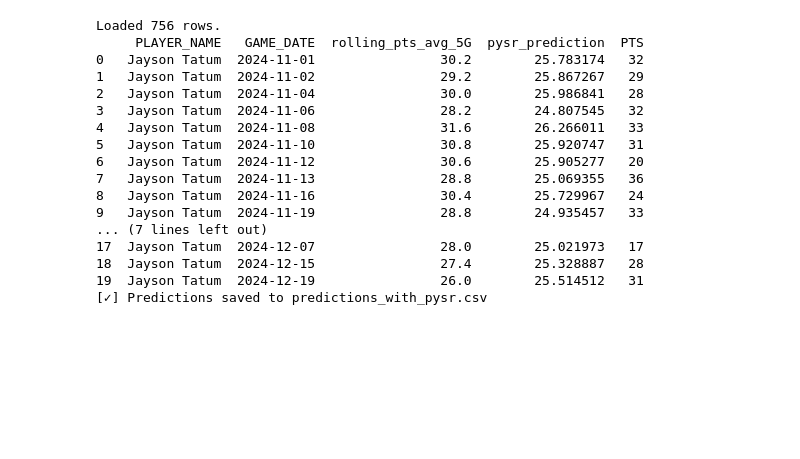
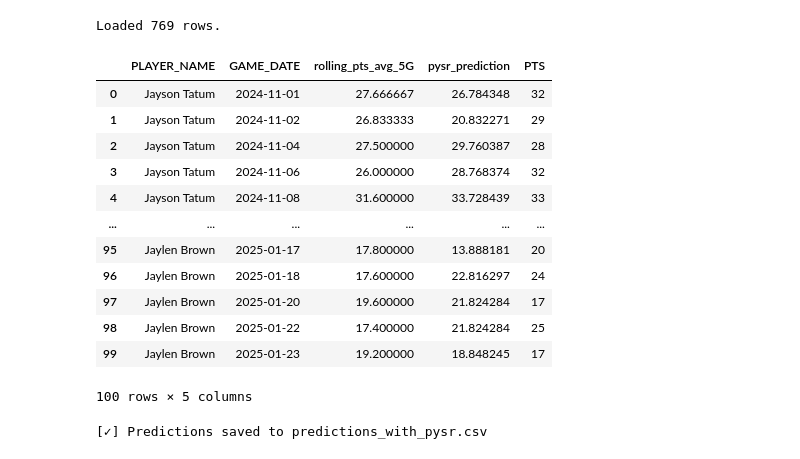
Before and after one commit to chrisping12/Future-Generation-Station, a Jupyter notebook: Advanced Predictive Features/8_PySR_Model_B.ipynb, the cells around one changed output. Saved outputs shown, nothing was run; the diff lists cells and outputs as text; code cells hidden in the pictures; blank space fills up the shorter version.

```diff
--- a/Advanced Predictive Features/8_PySR_Model_B.ipynb
+++ b/Advanced Predictive Features/8_PySR_Model_B.ipynb
@@ -40,6 +40,12 @@ class PySRModelLoader:
             except:
                 return 0
 
+        def safe_inv(x):
+            try:
+                return 1.0 / x
+            except:
+                return 0
+
         def safe_log(x):
             try:
                 return log(x) if x > 0 else 0
@@ -48,10 +54,23 @@ class PySRModelLoader:
 
         def model_func(row):
             try:
-                local_vars = {var: row.get(var, np.nan) for var in required_vars}
+                protected_functions = {"sqrt", "log", "inv", "exp", "ceil", "floor", "round", "max", "min", "abs"}
+                local_vars = {var: row.get(var, np.nan) for var in required_vars if var not in protected_functions}
                 return eval(
                     equation_str,
-                    {"__builtins__": None, "sqrt": safe_sqrt, "log": safe_log},
+                    {
+                        "__builtins__": None,
+                        "sqrt": safe_sqrt,
+                        "log": safe_log,
+                        "inv": safe_inv,
+                        "exp": np.exp,
+                        "ceil": np.ceil,
+                        "floor": np.floor,
+                        "round": round,
+                        "max": max,
+                        "min": min,
+                        "abs": abs
+                    },
                     local_vars
                 )
             except Exception as e:
@@ -116,48 +135,47 @@ if __name__ == "__main__":
         # Load PySR equations
         model_loader = PySRModelLoader("hall_of_fame.csv")
 
         # 🔍 SANITY CHECK ON FIRST ROW
         best_model = model_loader.get_best_model()
         test_row = features_df.iloc[0].to_dict()
 
         #print("\n[Best Model]")
         #print("Equation:", best_model["equation"])
         #print("Required Vars:", best_model["required_vars"])
         #print("Row Sample:")
         #print({k: test_row.get(k, 'Missing') for k in best_model["required_vars"]})
 
         try:
             pred = best_model["func"](test_row)
             #print("[✓] First prediction result:", pred)
         except Exception as e:
             print("[!] Error evaluating first prediction:", e)
 
         # Predict with best model
         predictions = model_loader.predict(features_df)
         if isinstance(predictions, pd.DataFrame):
             print("[!] Warning: Predict function returned a DataFrame instead of Series")
             predictions = predictions.iloc[:, 0]  # Use first column if so
 
         features_df["pysr_prediction"] = predictions
 
-        print(features_df[['PLAYER_NAME', 'GAME_DATE', 'rolling_pts_avg_5G', 'pysr_prediction', 'PTS']].head(20))
+        #print(features_df[['PLAYER_NAME', 'GAME_DATE', 'rolling_pts_avg_5G', 'pysr_prediction', 'PTS']].head(100))
         features_df.to_csv("predictions_with_pysr.csv", index=False)
+        display(features_df[['PLAYER_NAME', 'GAME_DATE', 'rolling_pts_avg_5G', 'pysr_prediction', 'PTS']].head(100))
         print("[✓] Predictions saved to predictions_with_pysr.csv")
 # %% [output]
-Loaded 756 rows.
-     PLAYER_NAME   GAME_DATE  rolling_pts_avg_5G  pysr_prediction  PTS
-0   Jayson Tatum  2024-11-01                30.2        25.783174   32
-1   Jayson Tatum  2024-11-02                29.2        25.867267   29
-2   Jayson Tatum  2024-11-04                30.0        25.986841   28
-3   Jayson Tatum  2024-11-06                28.2        24.807545   32
-4   Jayson Tatum  2024-11-08                31.6        26.266011   33
-5   Jayson Tatum  2024-11-10                30.8        25.920747   31
-6   Jayson Tatum  2024-11-12                30.6        25.905277   20
-7   Jayson Tatum  2024-11-13                28.8        25.069355   36
-8   Jayson Tatum  2024-11-16                30.4        25.729967   24
-9   Jayson Tatum  2024-11-19                28.8        24.935457   33
-... (7 lines left out)
-17  Jayson Tatum  2024-12-07                28.0        25.021973   17
-18  Jayson Tatum  2024-12-15                27.4        25.328887   28
-19  Jayson Tatum  2024-12-19                26.0        25.514512   31
-[✓] Predictions saved to predictions_with_pysr.csv
+Loaded 769 rows.
+|  | PLAYER_NAME | GAME_DATE | rolling_pts_avg_5G | pysr_prediction | PTS |
+| 0 | Jayson Tatum | 2024-11-01 | 27.666667 | 26.784348 | 32 |
+| 1 | Jayson Tatum | 2024-11-02 | 26.833333 | 20.832271 | 29 |
+| 2 | Jayson Tatum | 2024-11-04 | 27.500000 | 29.760387 | 28 |
+| 3 | Jayson Tatum | 2024-11-06 | 26.000000 | 28.768374 | 32 |
+| 4 | Jayson Tatum | 2024-11-08 | 31.600000 | 33.728439 | 33 |
+| ... | ... | ... | ... | ... | ... |
+| 95 | Jaylen Brown | 2025-01-17 | 17.800000 | 13.888181 | 20 |
+| 96 | Jaylen Brown | 2025-01-18 | 17.600000 | 22.816297 | 24 |
+| 97 | Jaylen Brown | 2025-01-20 | 19.600000 | 21.824284 | 17 |
+| 98 | Jaylen Brown | 2025-01-22 | 17.400000 | 21.824284 | 25 |
+| 99 | Jaylen Brown | 2025-01-23 | 19.200000 | 18.848245 | 17 |
+100 rows × 5 columns
+[✓] Predictions saved to predictions_with_pysr.csv
```
Also changed, not shown: 37 other files.
